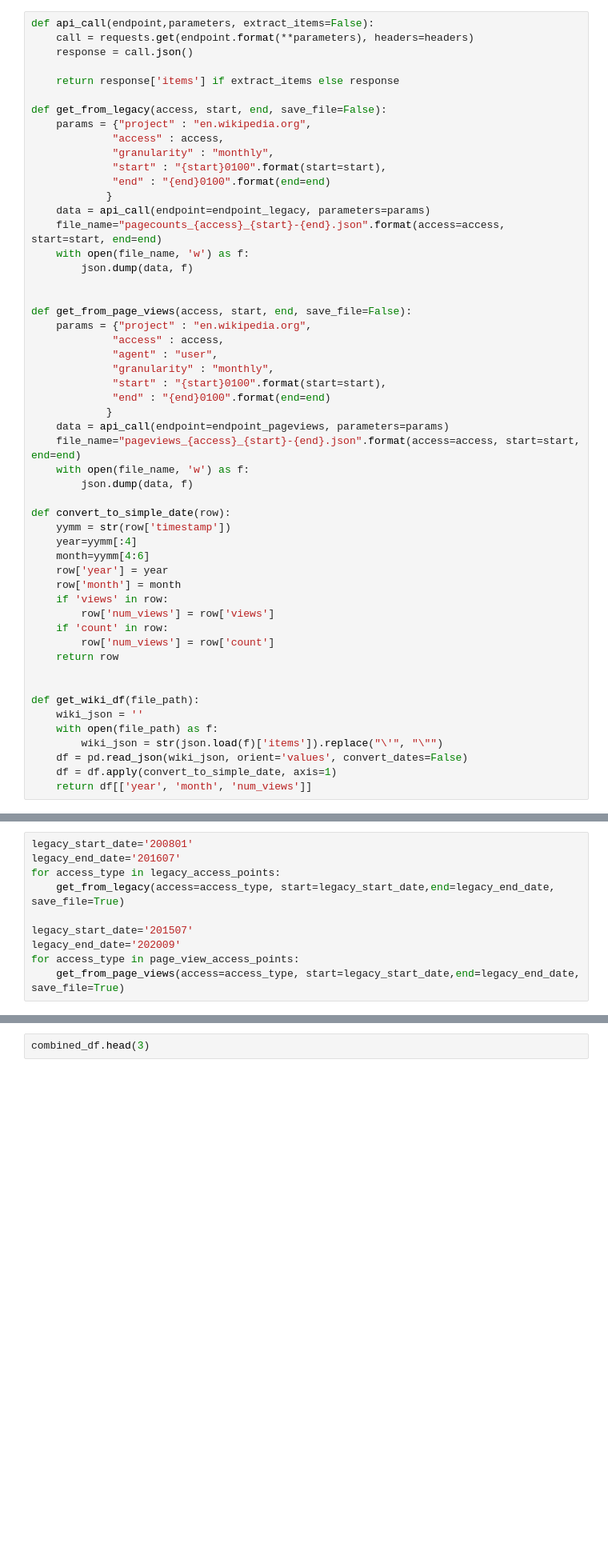
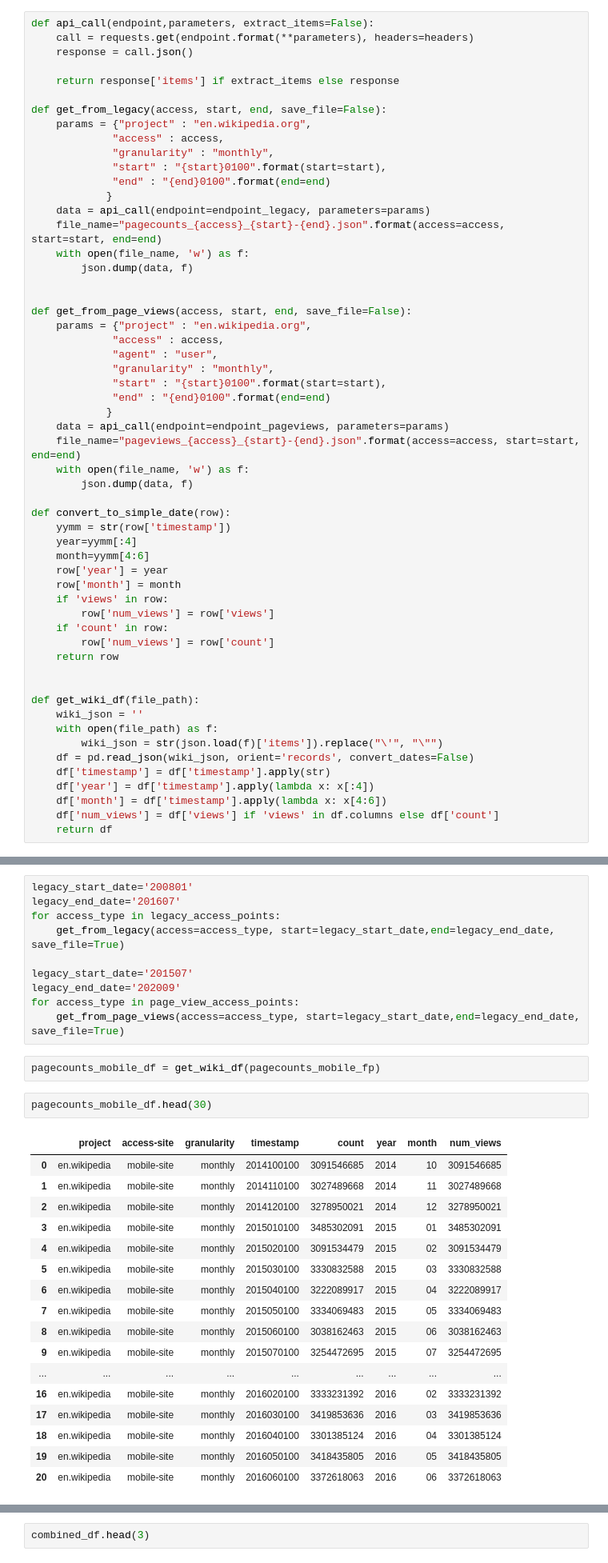
Before and after one commit to vikrantb/data-512, a Jupyter notebook: data-512-a1/wikipedia-analysis.ipynb, the cells around one changed output, grey strips where cells are left out. Shown at 80% size. Drawn from its saved outputs; the diff is of its cells as text; blank space fills up the shorter version.

```diff
--- a/data-512-a1/wikipedia-analysis.ipynb
+++ b/data-512-a1/wikipedia-analysis.ipynb
@@ -106,9 +106,12 @@ def get_wiki_df(file_path):
     wiki_json = ''
     with open(file_path) as f:
         wiki_json = str(json.load(f)['items']).replace("\'", "\"")
-    df = pd.read_json(wiki_json, orient='values', convert_dates=False)
-    df = df.apply(convert_to_simple_date, axis=1)
-    return df[['year', 'month', 'num_views']]
+    df = pd.read_json(wiki_json, orient='records', convert_dates=False)
+    df['timestamp'] = df['timestamp'].apply(str)
+    df['year'] = df['timestamp'].apply(lambda x: x[:4])
+    df['month'] = df['timestamp'].apply(lambda x: x[4:6])
+    df['num_views'] = df['views'] if 'views' in df.columns else df['count']
+    return df
 # %% [markdown]
 ## Step 1: Gathering the data
 # %% [markdown]
@@ -135,6 +138,28 @@ legacy_start_date='201507'
 legacy_end_date='202009'
 for access_type in page_view_access_points:
     get_from_page_views(access=access_type, start=legacy_start_date,end=legacy_end_date, save_file=True)
+# %%
+pagecounts_mobile_df = get_wiki_df(pagecounts_mobile_fp)
+# %%
+pagecounts_mobile_df.head(30)
+# %% [output]
+|  | project | access-site | granularity | timestamp | count | year | month | num_views |
+| 0 | en.wikipedia | mobile-site | monthly | 2014100100 | 3091546685 | 2014 | 10 | 3091546685 |
+| 1 | en.wikipedia | mobile-site | monthly | 2014110100 | 3027489668 | 2014 | 11 | 3027489668 |
+| 2 | en.wikipedia | mobile-site | monthly | 2014120100 | 3278950021 | 2014 | 12 | 3278950021 |
+| 3 | en.wikipedia | mobile-site | monthly | 2015010100 | 3485302091 | 2015 | 01 | 3485302091 |
+| 4 | en.wikipedia | mobile-site | monthly | 2015020100 | 3091534479 | 2015 | 02 | 3091534479 |
+| 5 | en.wikipedia | mobile-site | monthly | 2015030100 | 3330832588 | 2015 | 03 | 3330832588 |
+| 6 | en.wikipedia | mobile-site | monthly | 2015040100 | 3222089917 | 2015 | 04 | 3222089917 |
+| 7 | en.wikipedia | mobile-site | monthly | 2015050100 | 3334069483 | 2015 | 05 | 3334069483 |
+| 8 | en.wikipedia | mobile-site | monthly | 2015060100 | 3038162463 | 2015 | 06 | 3038162463 |
+| 9 | en.wikipedia | mobile-site | monthly | 2015070100 | 3254472695 | 2015 | 07 | 3254472695 |
+| ... | ... | ... | ... | ... | ... | ... | ... | ... |
+| 16 | en.wikipedia | mobile-site | monthly | 2016020100 | 3333231392 | 2016 | 02 | 3333231392 |
+| 17 | en.wikipedia | mobile-site | monthly | 2016030100 | 3419853636 | 2016 | 03 | 3419853636 |
+| 18 | en.wikipedia | mobile-site | monthly | 2016040100 | 3301385124 | 2016 | 04 | 3301385124 |
+| 19 | en.wikipedia | mobile-site | monthly | 2016050100 | 3418435805 | 2016 | 05 | 3418435805 |
+| 20 | en.wikipedia | mobile-site | monthly | 2016060100 | 3372618063 | 2016 | 06 | 3372618063 |
 # %% [markdown]
 ## Step 2: Processing the data
 The objective of this step is to combine data from all the json files collected in the gathering step into a single csv file upon which we will run analysis.
```
Also changed, not shown: parts of 8 cells of this notebook.
